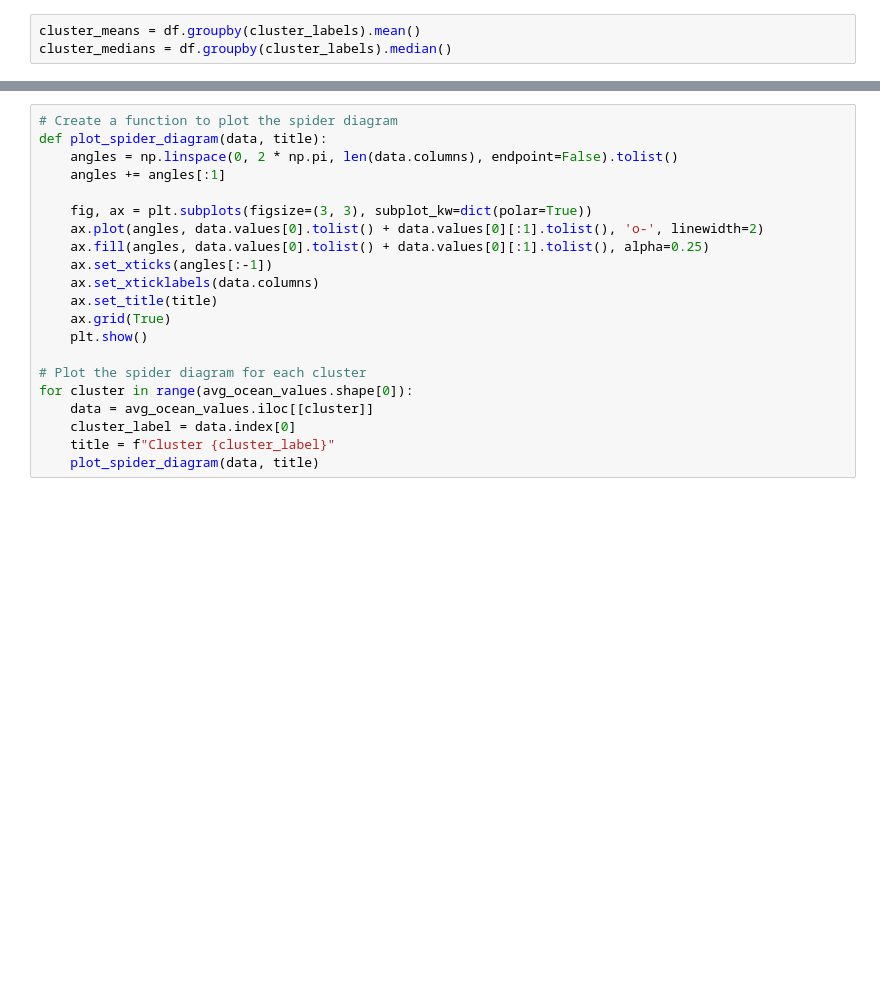
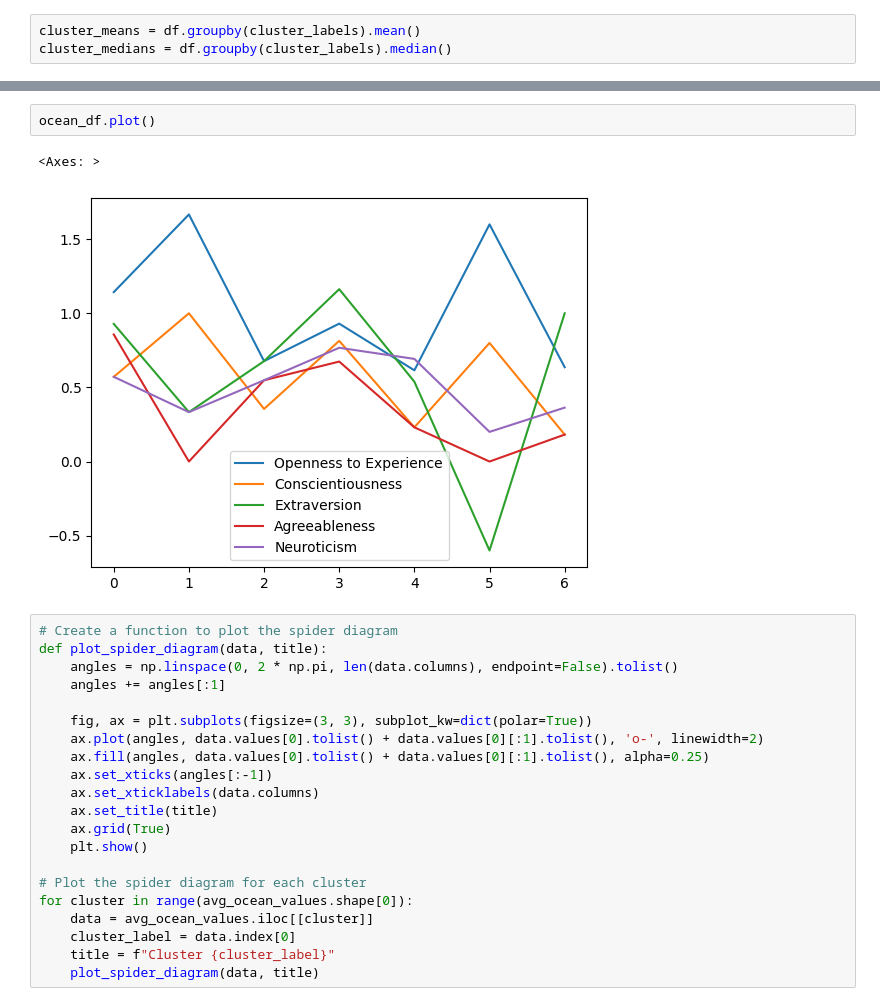
Before and after one commit to torchflash/MMAI831-Team-Project, a Jupyter notebook: Amir/MMAI831_AI_in_Marketing_EMC_Model_Development.ipynb, the cells around one changed output, grey strips where cells are left out. Drawn from its saved outputs; the diff is of its cells as text; blank space fills up the shorter version.

```diff
--- a/Amir/MMAI831_AI_in_Marketing_EMC_Model_Development.ipynb
+++ b/Amir/MMAI831_AI_in_Marketing_EMC_Model_Development.ipynb
@@ -274,3 +390,8 @@ cluster_means.iloc[:,4:9]
+# %%
+ocean_df.plot()
+# %% [output]
+<Axes: >
+[figure, added]
 # %%
 # Create a function to plot the spider diagram
 def plot_spider_diagram(data, title):
```
Also changed, not shown: parts of 7 cells of this notebook.
